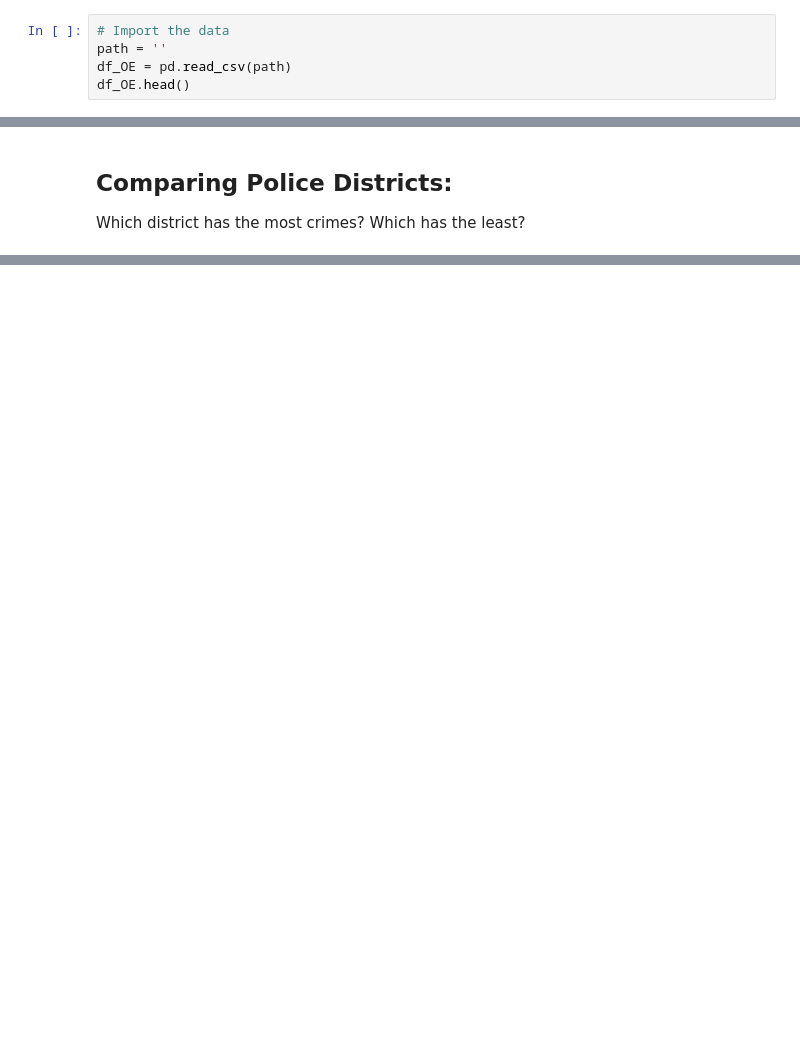
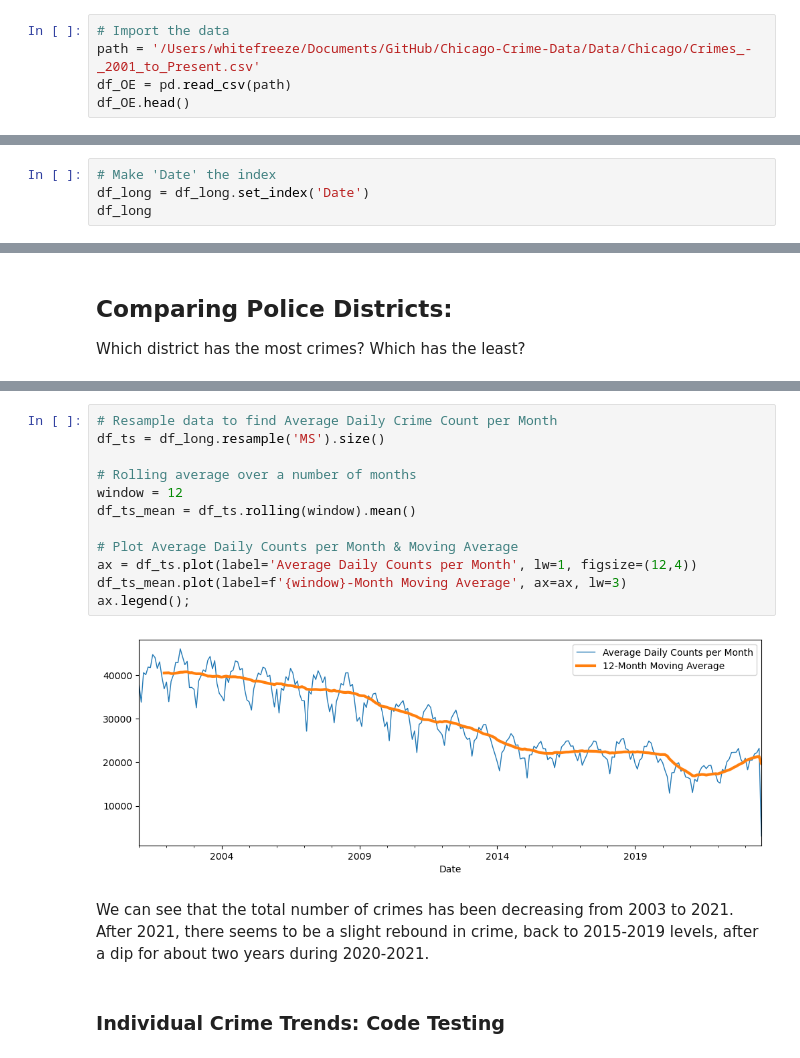
Before and after one commit to whitefreeze/Chicago-Crime-Data, a Jupyter notebook: Chicago-Crime-Data.ipynb, the cells around one changed output, grey strips where cells are left out. Cells and saved outputs as stored; diff of their text form; blank space fills up the shorter version.

```diff
--- a/Chicago-Crime-Data.ipynb
+++ b/Chicago-Crime-Data.ipynb
@@ -23,6 +23,6 @@ pd.set_option('display.float_format', lambda x: f"{x:,.2f}")
 ## Load the Data
 # %%
 # Import the data
-path = ''
+path = '/Users/whitefreeze/Documents/GitHub/Chicago-Crime-Data/Data/Chicago/Crimes_-_2001_to_Present.csv'
 df_OE = pd.read_csv(path)
 df_OE.head()
@@ -42,0 +65,4 @@ df_wide = df.cumsum()
+# %%
+# Make 'Date' the index
+df_long = df_long.set_index('Date')
+df_long
@@ -45,0 +117,18 @@ Which district has the most crimes? Which has the least?
+# %%
+# Resample data to find Average Daily Crime Count per Month
+df_ts = df_long.resample('MS').size()
+
+# Rolling average over a number of months
+window = 12
+df_ts_mean = df_ts.rolling(window).mean()
+
+# Plot Average Daily Counts per Month & Moving Average
+ax = df_ts.plot(label='Average Daily Counts per Month', lw=1, figsize=(12,4))
+df_ts_mean.plot(label=f'{window}-Month Moving Average', ax=ax, lw=3)
+ax.legend();
+# %% [output]
+[figure, added]
+# %% [markdown]
+We can see that the total number of crimes has been decreasing from 2003 to 2021. After 2021, there seems to be a slight rebound in crime, back to 2015-2019 levels, after a dip for about two years during 2020-2021.
+# %% [markdown]
+### Individual Crime Trends: Code Testing
```
Also changed, not shown: parts of 34 cells of this notebook.
